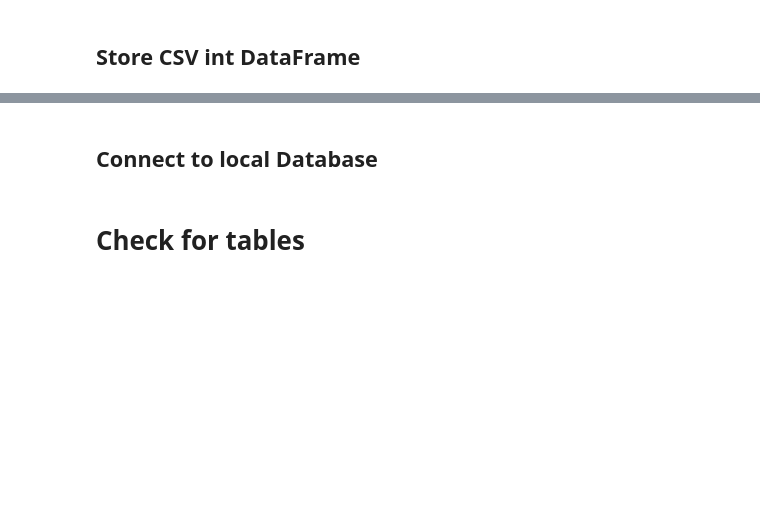
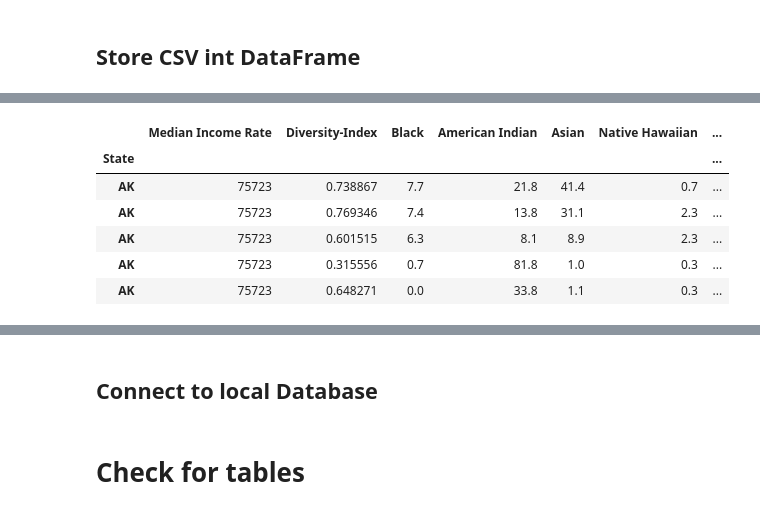
Before and after one commit to bonhomj26/ETL_Project, a Jupyter notebook: etl_project.ipynb, the cells around one changed output, grey strips where cells are left out. Cells and saved outputs as stored; diff of their text form; code cells hidden in the pictures; blank space fills up the shorter version.

```diff
--- a/etl_project.ipynb
+++ b/etl_project.ipynb
@@ -128,0 +80,4 @@ mls_09_new_data.head()
+# %%
+income_data = "Resources/Median_Income.csv"
+median_data = pd.read_csv(income_data)
+median_data.head()
@@ -128,0 +193,12 @@ mls_09_new_data.head()
+# %%
+## Data Merging
+median_index_data = pd.merge(new_median_data, grouping_data, on=["State"],how="inner")
+median_index_data.head()
+# %% [output]
+|  | Median Income Rate | Diversity-Index | Black | American Indian | Asian | Native Hawaiian | ... |
+| State |  |  |  |  |  |  | ... |
+| AK | 75723 | 0.738867 | 7.7 | 21.8 | 41.4 | 0.7 | ... |
+| AK | 75723 | 0.769346 | 7.4 | 13.8 | 31.1 | 2.3 | ... |
+| AK | 75723 | 0.601515 | 6.3 | 8.1 | 8.9 | 2.3 | ... |
+| AK | 75723 | 0.315556 | 0.7 | 81.8 | 1.0 | 0.3 | ... |
+| AK | 75723 | 0.648271 | 0.0 | 33.8 | 1.1 | 0.3 | ... |
```
Also changed, not shown: parts of 50 cells of this notebook, 10 other files.
